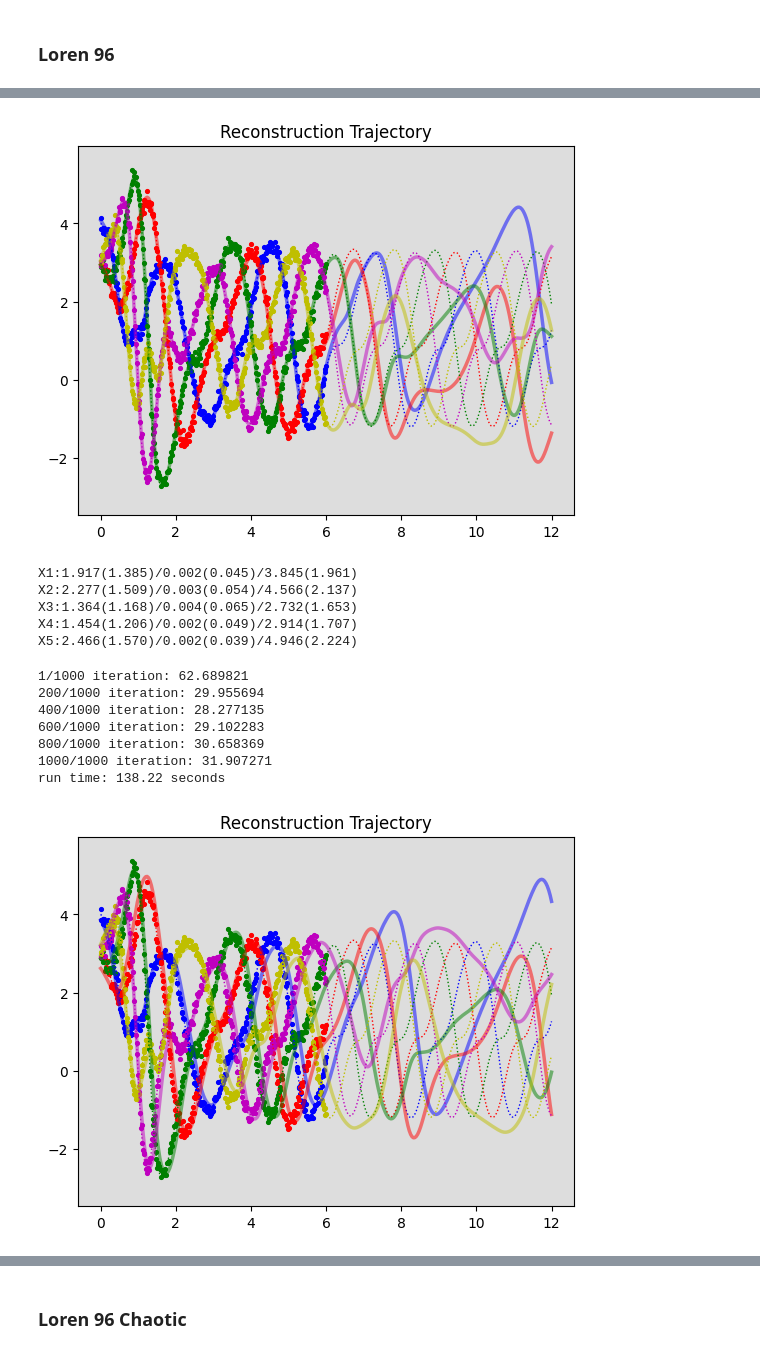
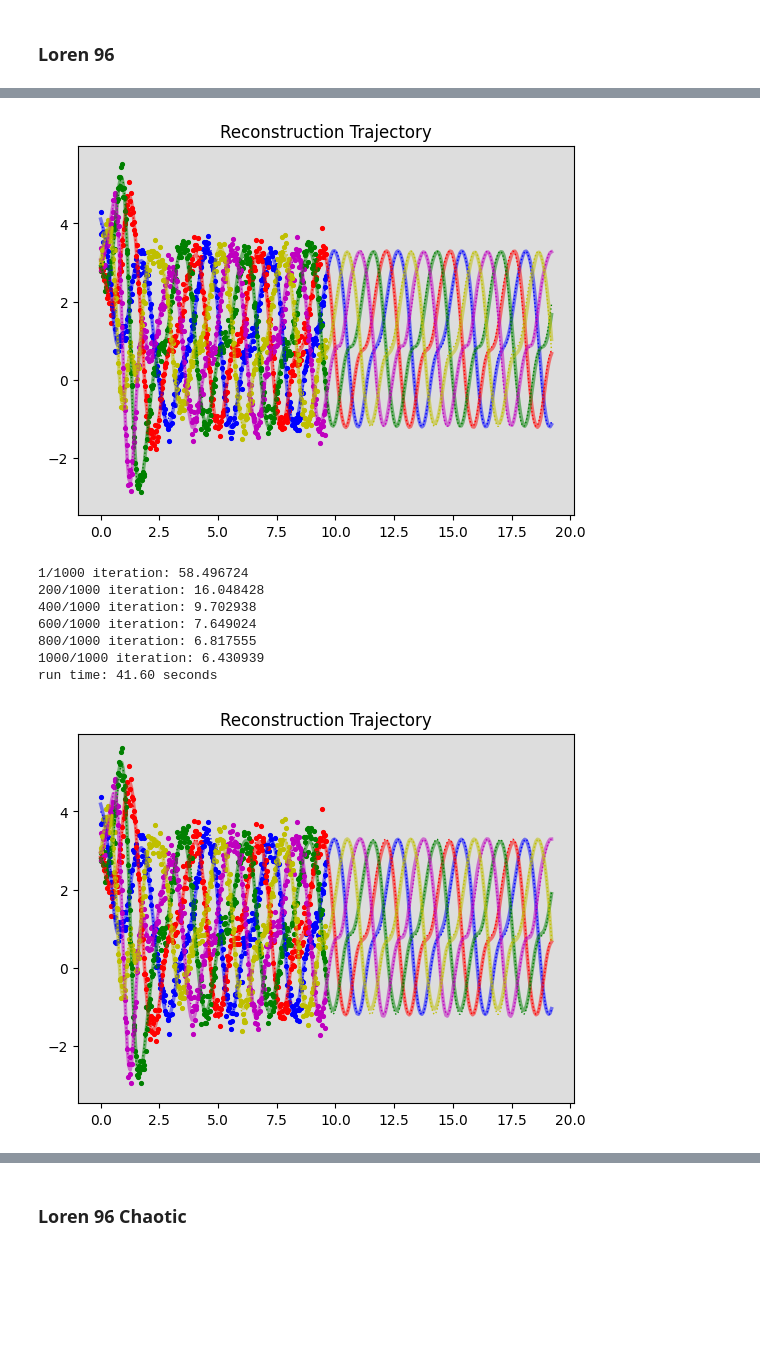
Before and after one commit to ksooyeon3/magi-ts-2, a Jupyter notebook: magix_new.ipynb, the cells around one changed output, grey strips where cells are left out. Saved outputs shown, nothing was run; the diff lists cells and outputs as text; code cells hidden in the pictures; blank space fills up the shorter version.

```diff
--- a/magix_new.ipynb
+++ b/magix_new.ipynb
@@ -440,7 +355,7 @@ plt.show()
 # %%
 # setting
 seed = 188714368 # random seed
-noise = [0.10] * 5 # noise level
+noise = [0.2] * xdata.shape[1] # noise level
 no_train = 321 # number of training samples 41/81/161/321/641/1281
 
 # observation
@@ -496,7 +411,7 @@ run time: 139.14 seconds
 # reconstruction with ode numerical integration
 trecon = tdata[np.linspace(0,tdata.size-1,321).astype(int)]
 x0 = xinfer[0,:].squeeze() # inferred initial state
-tr, xr = model.predict(trecon[1:],trecon[:1],x0,random=False,method="ode") # reconstructed trajectory
+tr, xr = model.predict(trecon[1:],trecon[:1],x0,random=False) # reconstructed trajectory
 # visualization
 col = ['b','r','g','m','y']
 fig = plt.figure(facecolor='w')
@@ -511,26 +426,12 @@ ax.set_ylim(np.min(xdata)-0.1*np.ptp(xdata),np.max(xdata)+0.1*np.ptp(xdata))
 plt.title('Reconstruction Trajectory')
 plt.show()
 # %% [output]
-[figure, old version]
+[figure, new version]
-# %%
-# reconstruction error
-for i in range(no_comp):
-    xi_error = xr[:,i] - xdata[np.linspace(0,tdata.size-1,321).astype(int),i]
-    xi_mse_1h = np.mean(np.square(xi_error[:161]))
-    xi_mse_2h = np.mean(np.square(xi_error[161:]))
-    xi_mse = np.mean(np.square(xi_error))
-    print(f"X{i+1}:{xi_mse:.3f}({np.sqrt(xi_mse):.3f})/{xi_mse_1h:.3f}({np.sqrt(xi_mse_1h):.3f})/{xi_mse_2h:.3f}({np.sqrt(xi_mse_2h):.3f})")
-# %% [output]
-X1:1.917(1.385)/0.002(0.045)/3.845(1.961)
-X2:2.277(1.509)/0.003(0.054)/4.566(2.137)
-X3:1.364(1.168)/0.004(0.065)/2.732(1.653)
-X4:1.454(1.206)/0.002(0.049)/2.914(1.707)
-X5:2.466(1.570)/0.002(0.039)/4.946(2.224)
 # %%
-# MAP Inference - Single Task Neural Network
+# MAP Inference - Multi Task Neural Network
 torch.manual_seed(seed)
 # define neural network dynamic
-fOde = nnSTModule(no_comp, [512], dp=0.0) # dp for dropout probability
+fOde = nnMTModule(no_comp, [512], dp=0.0) # dp for dropout probability
 # time recording
 start_time = time.time()
 # call inference class
@@ -539,35 +440,35 @@ model = FMAGI(obs,fOde,grid_size=161,interpolation_orders=3)
 tinfer, xinfer = model.map(max_epoch=1000,
                     learning_rate=1e-3, decay_learning_rate=True,
                     hyperparams_update=False, dynamic_standardization=True,
-                    kappa=1, verbose=True, returnX=True)
+                    kappa=0, verbose=True, returnX=True)
 end_time = time.time()
 run_time = end_time - start_time
 print("run time: %.2f seconds" %(run_time))
 # %% [output]
-1/1000 iteration: 62.689821
-200/1000 iteration: 29.955694
-400/1000 iteration: 28.277135
-600/1000 iteration: 29.102283
-800/1000 iteration: 30.658369
-1000/1000 iteration: 31.907271
-run time: 138.22 seconds
+1/1000 iteration: 58.496724
+200/1000 iteration: 16.048428
+400/1000 iteration: 9.702938
+600/1000 iteration: 7.649024
+800/1000 iteration: 6.817555
+1000/1000 iteration: 6.430939
+run time: 41.60 seconds
 # %%
 # reconstruction with ode numerical integration
 trecon = tdata[np.linspace(0,tdata.size-1,321).astype(int)]
 x0 = xinfer[0,:].squeeze() # inferred initial state
-tr, xr = model.predict(trecon[1:],trecon[:1],x0,random=False,method="ode") # reconstructed trajectory
+tr, xr = model.predict(trecon[1:],trecon[:1],x0,random=False) # reconstructed trajectory
 # visualization
 col = ['b','r','g','m','y']
 fig = plt.figure(facecolor='w')
 ax = fig.add_subplot(111, facecolor='#dddddd', axisbelow=True)
 for i in range(no_comp):
     ax.plot(tr, xr[:,i], color=col[i], alpha=0.5, lw=2.5)
     ax.plot(tdata, xdata[:,i], linestyle=':', color=col[i], alpha=1, lw=1)
     ax.scatter(obs[i][:,0], obs[i][:,1], s=7.5, marker='o', color=col[i])
 ax.set_xlabel('')
 ax.set_ylabel('')
 ax.set_ylim(np.min(xdata)-0.1*np.ptp(xdata),np.max(xdata)+0.1*np.ptp(xdata))
 plt.title('Reconstruction Trajectory')
 plt.show()
 # %% [output]
-[figure, old version]
+[figure, new version]
```
Also changed, not shown: parts of 33 cells of this notebook, 5 other files.
